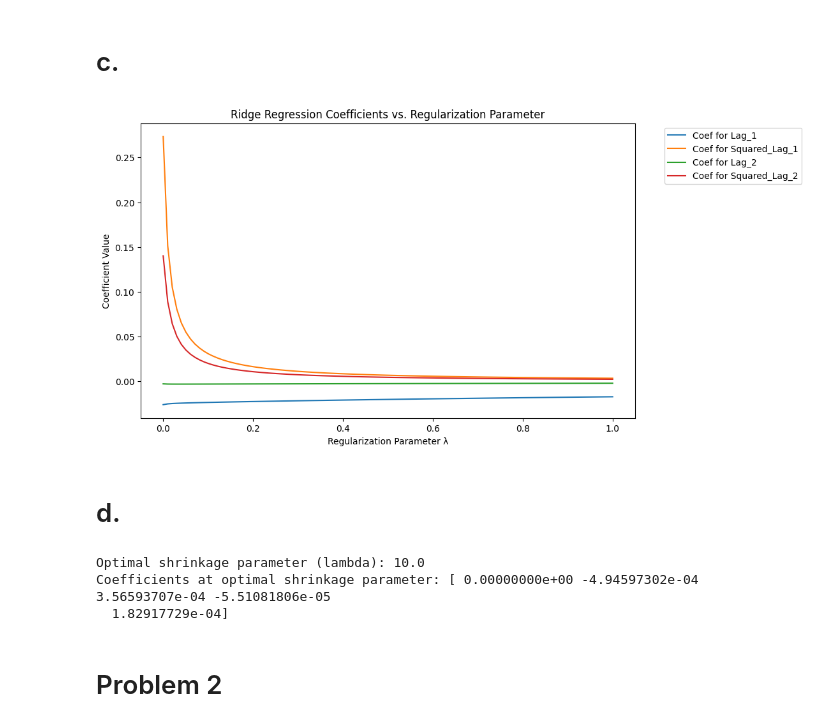
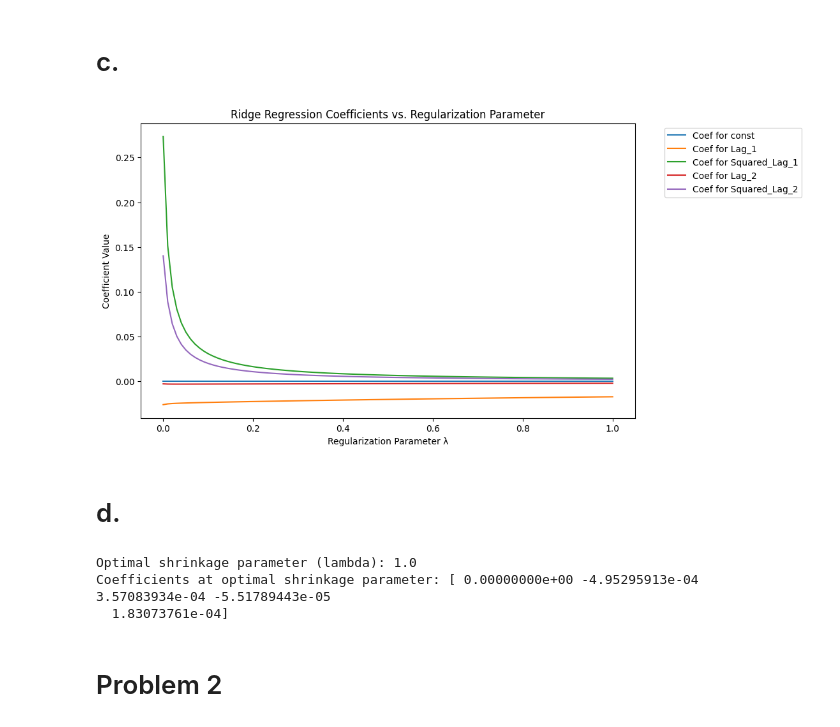
Before and after one commit to bordeauxlink/assignment-2---FINANCIAL-ECONOMETRICS, a Jupyter notebook: Assignment 2.ipynb, the cells around one changed output. Cells and saved outputs as stored; diff of their text form; code cells hidden in the pictures.

```diff
--- a/Assignment 2.ipynb
+++ b/Assignment 2.ipynb
@@ -102,45 +102,40 @@ def plot_ridge_coeffs(df, s, n):
     coefs = []
 
     for alpha in alphas:
         # Create and fit the Ridge regression model for each value of alpha
         ridge = Ridge(alpha=alpha)
         ridge.fit(X, y)
         # Append the coefficients from the regression to the coefs list
         coefs.append(ridge.coef_)
 
     # Plot the Ridge coefficients against λ
     plt.figure(figsize=(10, 6))
-    for i in range(1, X.shape[1]):  # Start at 1 to skip the constant term
+    for i in range(X.shape[1]):
         plt.plot(alphas, [coef[i] for coef in coefs], label=f'Coef for {X.columns[i]}')
 
     plt.xlabel('Regularization Parameter λ')
     plt.ylabel('Coefficient Value')
     plt.title('Ridge Regression Coefficients vs. Regularization Parameter')
     plt.legend(bbox_to_anchor=(1.05, 1), loc='upper left')
     plt.show()
 
 # Example usage:
 n_lags = 2  #Use this to adjust the number of lagged variables in the plot
 df_lagged = lag_and_square(df['RET'], n_lags)  # This will create additional lagged variables based on n_lags
 
 
 # Using the function with the df_lagged DataFrame
 # Set the value of s and n
-s_value = 1  # This should be a positive real scalar
-n_value = 100  # This should be a positive integer
+s_value = 1
+n_value = 100
 
 # Call the function with the lagged DataFrame
 plot_ridge_coeffs(df_lagged, s_value, n_value)
 # %% [output]
-[figure, old version]
+[figure, new version]
 # %% [markdown]
 # d.
 # %%
-import numpy as np
-from sklearn.linear_model import RidgeCV
-from sklearn.preprocessing import StandardScaler
-import statsmodels.api as sm
-
 def ridge_regression_cv(df, s, n, LOOCV):
     # Extract the dependent variable (first column) and independent variables
     y = df.iloc[:, 0]
@@ -173,13 +168,13 @@ def ridge_regression_cv(df, s, n, LOOCV):
 n_lags = 2 #Use this to adjust the number of lagged variables
 df_lagged1 = lag_and_square(df['RET'], n_lags)  # This will create additional lagged variables based on n_lags
 
-best_lambda, best_coefs = ridge_regression_cv(df_lagged1, 10, 100, LOOCV=True)
+best_lambda, best_coefs = ridge_regression_cv(df_lagged1, 1, 100, LOOCV=True)
 print("Optimal shrinkage parameter (lambda):", best_lambda)
 print("Coefficients at optimal shrinkage parameter:", best_coefs)
 # %% [output]
-Optimal shrinkage parameter (lambda): 10.0
-Coefficients at optimal shrinkage parameter: [ 0.00000000e+00 -4.94597302e-04  3.56593707e-04 -5.51081806e-05
-  1.82917729e-04]
+Optimal shrinkage parameter (lambda): 1.0
+Coefficients at optimal shrinkage parameter: [ 0.00000000e+00 -4.95295913e-04  3.57083934e-04 -5.51789443e-05
+  1.83073761e-04]
 # %% [markdown]
 # Problem 2
 # %%
```
Also changed, not shown: parts of 2 cells of this notebook, 2 other files.
